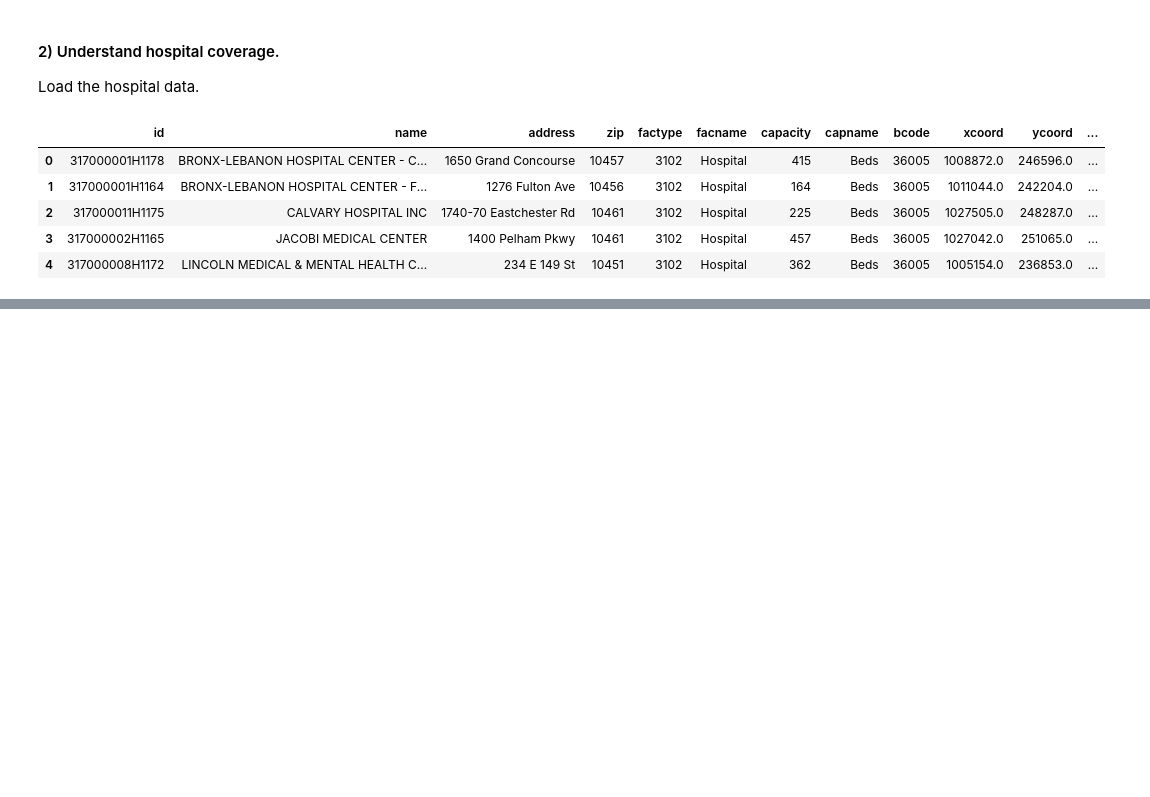
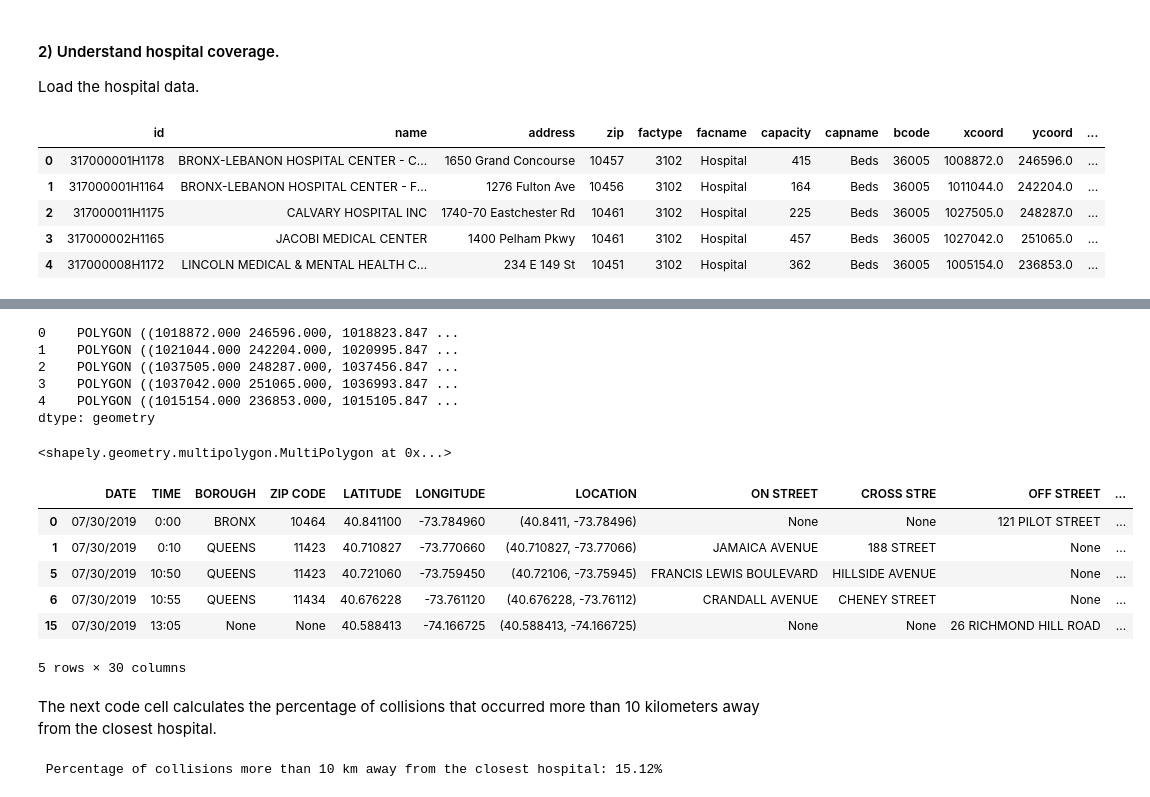
Before and after one commit to ja754969/Python-Geopandas, a Jupyter notebook: Proximity-Analysis.ipynb, the cells around one changed output, grey strips where cells are left out. Cells and saved outputs as stored; diff of their text form; code cells hidden in the pictures; blank space fills up the shorter version.

```diff
--- a/Proximity-Analysis.ipynb
+++ b/Proximity-Analysis.ipynb
@@ -59,0 +80,33 @@ hospitals.head()
+# %%
+coverage = gpd.GeoDataFrame(geometry=hospitals.geometry).buffer(10000) # 10 km buffers from the center of hospitals
+coverage.head()
+# %% [output]
+0    POLYGON ((1018872.000 246596.000, 1018823.847 ...
+1    POLYGON ((1021044.000 242204.000, 1020995.847 ...
+2    POLYGON ((1037505.000 248287.000, 1037456.847 ...
+3    POLYGON ((1037042.000 251065.000, 1036993.847 ...
+4    POLYGON ((1015154.000 236853.000, 1015105.847 ...
+dtype: geometry
+# %%
+my_union = coverage.geometry.unary_union
+my_union
+# %% [output]
+<shapely.geometry.multipolygon.MultiPolygon at 0x...>
+# %%
+outside_range = collisions.loc[~collisions["geometry"].apply(lambda x: my_union.contains(x))]
+outside_range.head()
+# %% [output]
+|  | DATE | TIME | BOROUGH | ZIP CODE | LATITUDE | LONGITUDE | LOCATION | ON STREET | CROSS STRE | OFF STREET | ... |
+| 0 | 07/30/2019 | 0:00 | BRONX | 10464 | 40.841100 | -73.784960 | (40.8411, -73.78496) | None | None | 121 PILOT STREET | ... |
+| 1 | 07/30/2019 | 0:10 | QUEENS | 11423 | 40.710827 | -73.770660 | (40.710827, -73.77066) | JAMAICA AVENUE | 188 STREET | None | ... |
+| 5 | 07/30/2019 | 10:50 | QUEENS | 11423 | 40.721060 | -73.759450 | (40.72106, -73.75945) | FRANCIS LEWIS BOULEVARD | HILLSIDE AVENUE | None | ... |
+| 6 | 07/30/2019 | 10:55 | QUEENS | 11434 | 40.676228 | -73.761120 | (40.676228, -73.76112) | CRANDALL AVENUE | CHENEY STREET | None | ... |
+| 15 | 07/30/2019 | 13:05 | None | None | 40.588413 | -74.166725 | (40.588413, -74.166725) | None | None | 26 RICHMOND HILL ROAD | ... |
+5 rows × 30 columns
+# %% [markdown]
+The next code cell calculates the percentage of collisions that occurred more than 10 kilometers away from the closest hospital.
+# %%
+percentage = round(100*len(outside_range)/len(collisions), 2)
+print(" Percentage of collisions more than 10 km away from the closest hospital: {}%".format(percentage))
+# %% [output]
+ Percentage of collisions more than 10 km away from the closest hospital: 15.12%
```
Also changed, not shown: parts of 3 cells of this notebook, 2 other files.
